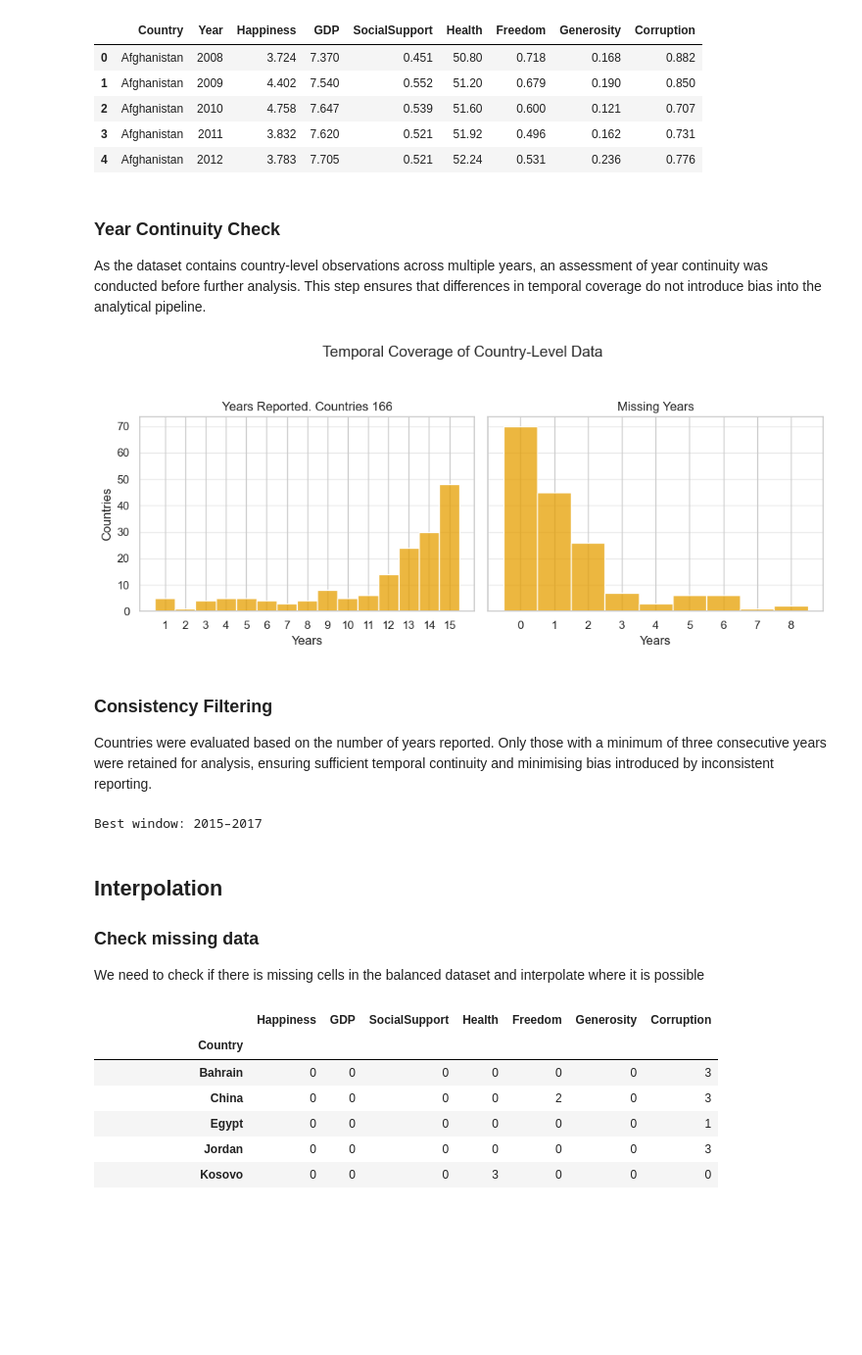
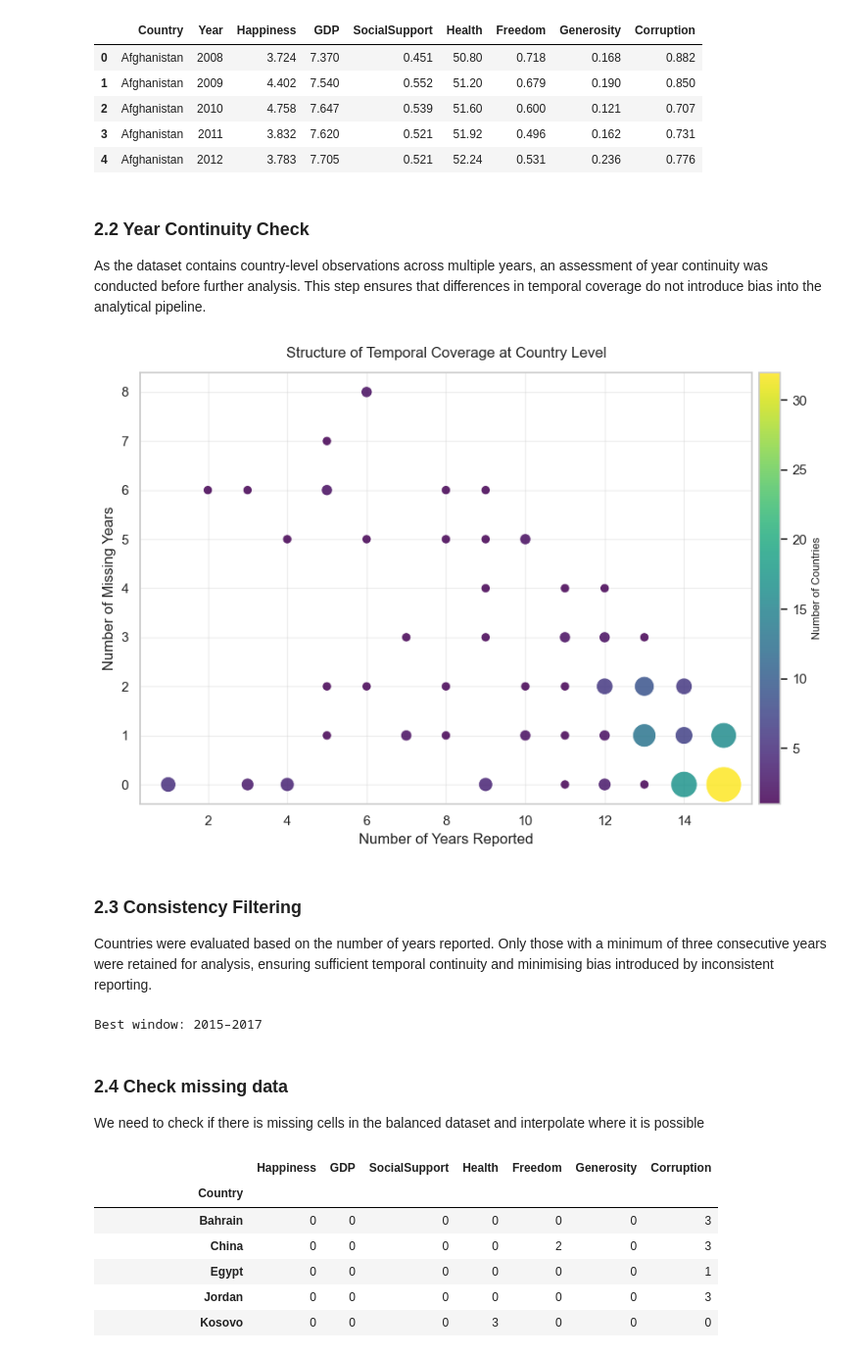
Before and after one commit to baxasd/DVCW, a Jupyter notebook: Z22590018.ipynb, the cells around one changed output. Shown: that part at 98% size. Cells and saved outputs as stored; diff of their text form; code cells hidden in the pictures; blank space fills up the shorter version.

```diff
--- a/Z22590018.ipynb
+++ b/Z22590018.ipynb
@@ -96,43 +76,57 @@ df.head()
 | 3 | Afghanistan | 2011 | 3.832 | 7.620 | 0.521 | 51.92 | 0.496 | 0.162 | 0.731 |
 | 4 | Afghanistan | 2012 | 3.783 | 7.705 | 0.521 | 52.24 | 0.531 | 0.236 | 0.776 |
 # %% [markdown]
-### Year Continuity Check
+### 2.2 Year Continuity Check
 As the dataset contains country-level observations across multiple years, an assessment of year continuity was conducted before further analysis. This step ensures that differences in temporal coverage do not introduce bias into the analytical pipeline.
 # %%
+# Compute temporal coverage
 coverage = (
     df.groupby("Country")["Year"]
       .agg(YearsReported="nunique", YearMin="min", YearMax="max")
       .assign(
           MissingYears=lambda x: (x["YearMax"] - x["YearMin"] + 1) - x["YearsReported"]))
 
-fig, axes = plt.subplots(1, 2, figsize=(10, 4), sharey=True)
+# Aggregate to unique coverage patterns
+coverage_counts = (
+    coverage
+    .groupby(["YearsReported", "MissingYears"])
+    .size()
+    .reset_index(name="Count")
+)
 
-# Years Reported
-sns.histplot(coverage["YearsReported"], discrete=True, ax=axes[0])
+# Plot: bubble chart (size + colour = number of countries)
+fig, ax = plt.subplots(figsize=(9, 6))
 
-axes[0].set_title(f"Years Reported. Countries {len(coverage)}")
-axes[0].set_xlabel("Years")
-axes[0].set_ylabel("Countries")
-axes[0].set_xticks(range(coverage["YearsReported"].min(), coverage["YearsReported"].max() + 1))
-axes[0].grid(True, axis="y", alpha=0.4)
+scatter = ax.scatter(
+    coverage_counts["YearsReported"],
+    coverage_counts["MissingYears"],
+    s=30 + coverage_counts["Count"] * 25,   # bubble size
+    c=coverage_counts["Count"],
+    cmap="viridis",
+    alpha=0.85,
+    edgecolors="white",
+    linewidth=0.6
+)
 
-# Missing Years
-sns.histplot(coverage["MissingYears"], discrete=True, ax=axes[1])
+# Labels & styling
+ax.set_title("Structure of Temporal Coverage at Country Level", fontsize=12, pad=12)
+ax.set_xlabel("Number of Years Reported")
+ax.set_ylabel("Number of Missing Years")
+ax.grid(True, alpha=0.3)
+ax.set_axisbelow(True)
 
-axes[1].set_title("Missing Years")
-axes[1].set_xlabel("Years")
-axes[1].set_xticks(range(coverage["MissingYears"].min(), coverage["MissingYears"].max() + 1))
-axes[1].grid(True, axis="y", alpha=0.4)
+# Colorbar
+cbar = fig.colorbar(scatter, ax=ax, pad=0.01)
+cbar.set_label("Number of Countries", fontsize=9)
 
 # Finalise
-plt.suptitle("Temporal Coverage of Country-Level Data", y=1.05)
 plt.tight_layout()
-plt.savefig("country_year_coverage_distribution.png", dpi=300, bbox_inches="tight")
+plt.savefig("assets/eda/country_year_coverage_density.png", dpi=300, bbox_inches="tight")
 plt.show()
 # %% [output]
-[figure, old version]
+[figure, new version]
 # %% [markdown]
-### Consistency Filtering
+### 2.3 Consistency Filtering
 Countries were evaluated based on the number of years reported. Only those with a minimum of three consecutive years were retained for analysis, ensuring sufficient temporal continuity and minimising bias introduced by inconsistent reporting.
 # %%
 MIN_YEARS = 3
@@ -160,8 +154,7 @@ print(f"Best window: {best_start}–{best_end}")
 # %% [output]
 Best window: 2015–2017
 # %% [markdown]
-## Interpolation
-### Check missing data
+### 2.4 Check missing data
 We need to check if there is missing cells in the balanced dataset and interpolate where it is possible
 # %%
 # Check missing data by grouping
```
Also changed, not shown: parts of 32 cells of this notebook, 26 other files.
